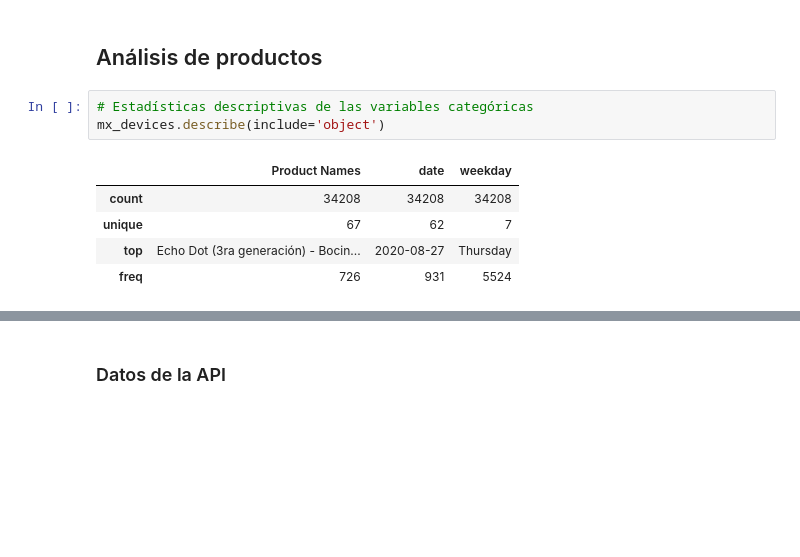
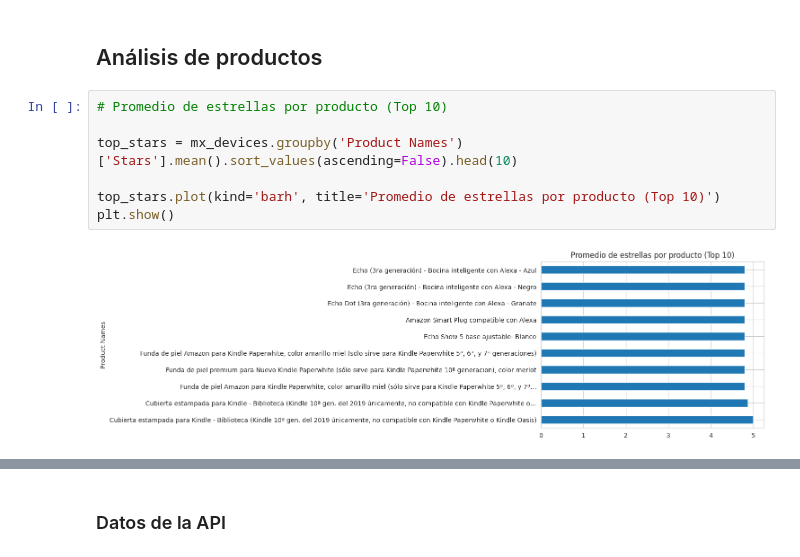
Before and after one commit to MiguelOscar4515/Tarea_2-Maestria, a Jupyter notebook: datasets_amazon.ipynb, the cells around one changed output, grey strips where cells are left out. Drawn from its saved outputs; the diff is of its cells as text; blank space fills up the shorter version.

```diff
--- a/datasets_amazon.ipynb
+++ b/datasets_amazon.ipynb
@@ -403,15 +412,15 @@ plt.show()
 [figure]
 # %% [markdown]
 ## Análisis de productos
-# %%
-# Estadísticas descriptivas de las variables categóricas
-mx_devices.describe(include='object')
-# %% [output]
-|  | Product Names | date | weekday |
-| count | 34208 | 34208 | 34208 |
-| unique | 67 | 62 | 7 |
-| top | Echo Dot (3ra generación) - Bocin... | 2020-08-27 | Thursday |
-| freq | 726 | 931 | 5524 |
+# %%
+# Promedio de estrellas por producto (Top 10)
+
+top_stars = mx_devices.groupby('Product Names')['Stars'].mean().sort_values(ascending=False).head(10)
+
+top_stars.plot(kind='barh', title='Promedio de estrellas por producto (Top 10)')
+plt.show()
+# %% [output]
+[figure, added]
 # %%
 # Top 10 de productos por reviews
 top_products = (mx_devices.groupby('Product Names')['Reviews']
```
Also changed, not shown: parts of 31 cells of this notebook.
